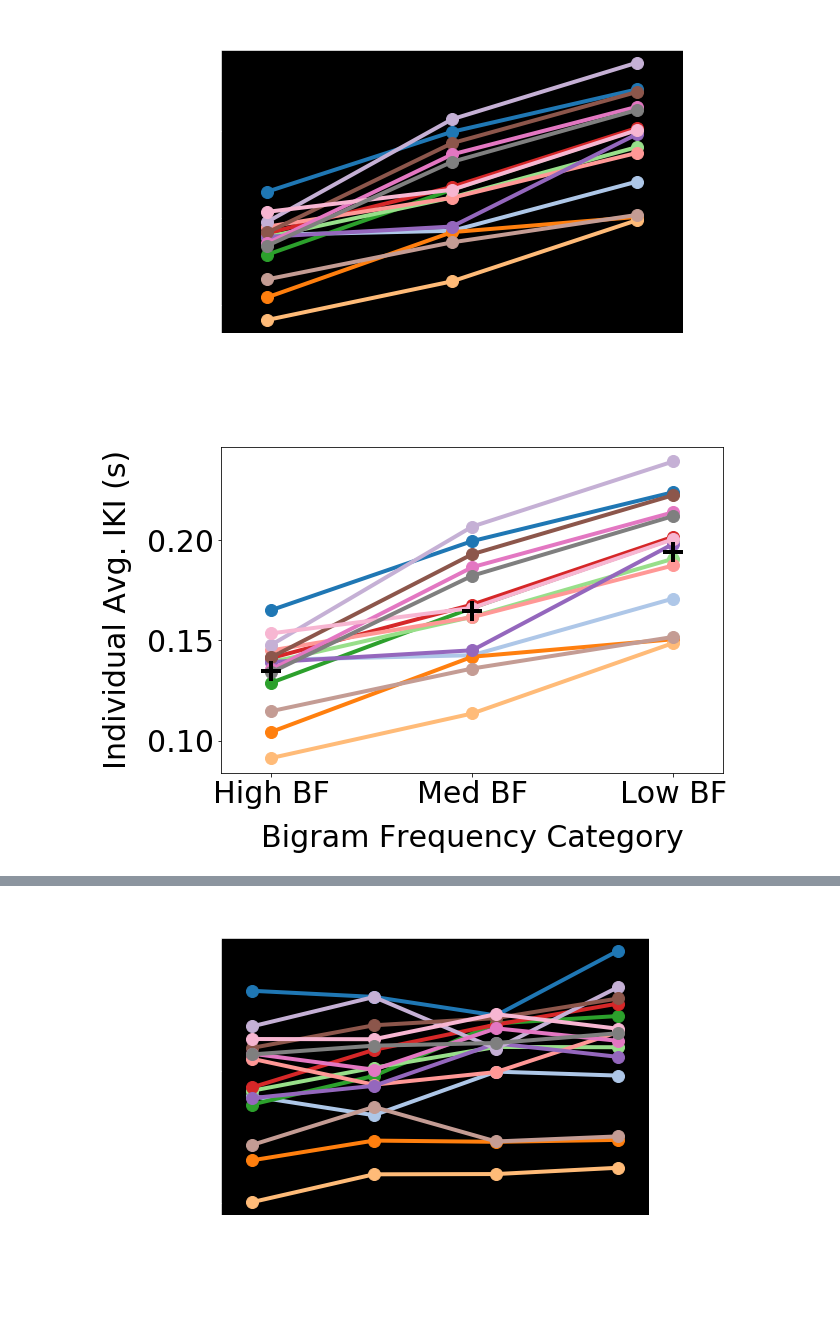
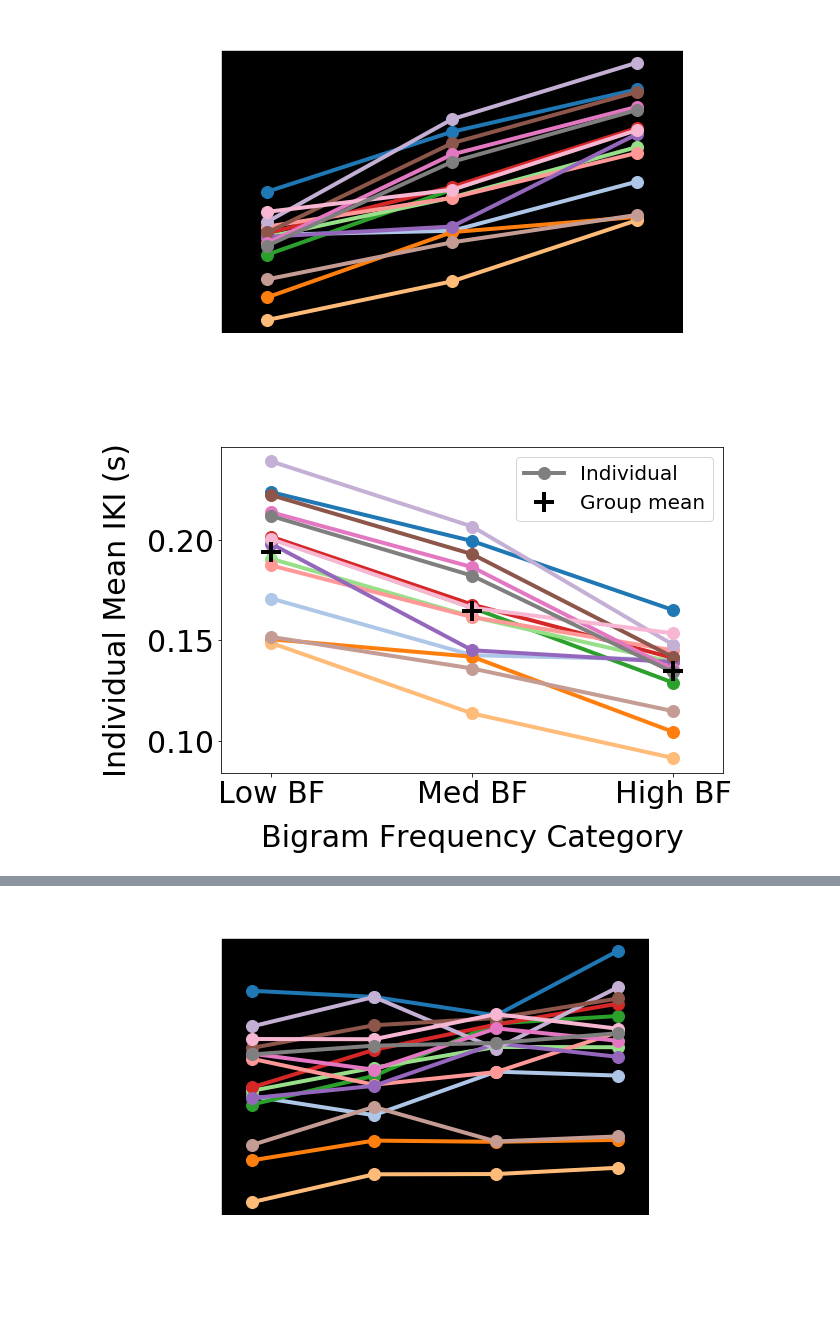
Before and after one commit to rruopp/typingexp, a Jupyter notebook: typing_task_analysis/group_analysis_V1.ipynb, the cells around one changed output, grey strips where cells are left out. Cells and saved outputs as stored; diff of their text form; code cells hidden in the pictures.

Commit message:
edits to poster graphs

```diff
--- a/typing_task_analysis/group_analysis_V1.ipynb
+++ b/typing_task_analysis/group_analysis_V1.ipynb
@@ -972,44 +972,47 @@ plt.rc('xtick', color='black')
 plt.rc('ytick', color='black')
 
 x = [2, 4, 6]
-D = (indiv_means(corr_trials_bybg, 'bigram', high_bgs['Bigrams'])['Avg IKI'],
+D = (indiv_means(corr_trials_bybg, 'bigram', low_bgs['Bigrams'])['Avg IKI'],
      indiv_means(corr_trials_bybg, 'bigram', med_bgs['Bigrams'])['Avg IKI'],
-     indiv_means(corr_trials_bybg, 'bigram', low_bgs['Bigrams'])['Avg IKI'])
-means = (np.mean(indiv_means(corr_trials_bybg, 'bigram', high_bgs['Bigrams'])['Avg IKI']),
+     indiv_means(corr_trials_bybg, 'bigram', high_bgs['Bigrams'])['Avg IKI'])
+means = (np.mean(indiv_means(corr_trials_bybg, 'bigram', low_bgs['Bigrams'])['Avg IKI']),
          np.mean(indiv_means(corr_trials_bybg, 'bigram', med_bgs['Bigrams'])['Avg IKI']),
-         np.mean(indiv_means(corr_trials_bybg, 'bigram', low_bgs['Bigrams'])['Avg IKI']))
+         np.mean(indiv_means(corr_trials_bybg, 'bigram', high_bgs['Bigrams'])['Avg IKI']))
 
 fig, ax = plt.subplots(figsize=(9, 6))
 
 cm = plt.get_cmap('tab20')
 for index, data in enumerate(ID_list):
-    plt.plot(x, [l[index] for l in D], '.-', linewidth = 4, ms = 24, color = cm(index))
+    if index == len(ID_list)-1:
+        plt.plot(x, [l[index] for l in D], '.-', linewidth = 4, ms = 24, color = cm(index), label = 'Individual')
+    else:
+        plt.plot(x, [l[index] for l in D], '.-', linewidth = 4, ms = 24, color = cm(index))
 
-ax.plot(x, means, '+', mew = 4, ms = 20, color = 'black')
+ax.plot(x, means, '+', mew = 4, ms = 20, color = 'black', label = 'Group mean')
 
 plt.xlim([1.5, 6.5])
 plt.xticks(x, ('', '', ''))
-plt.xticks(x, ('High BF', 'Med BF', 'Low BF'))
+plt.xticks(x, ('Low BF', 'Med BF', 'High BF'))
 plt.xlabel("Bigram Frequency Category", labelpad=15)
-plt.ylabel("Individual Avg. IKI (s)", labelpad=15)
+plt.ylabel("Individual Mean IKI (s)", labelpad=15)
 plt.title("")
-# plt.legend(loc="best")
-
+plt.legend(fontsize = 20, loc="upper right")
+0
 ax.set_facecolor('white')
 ax.spines['top'].set_visible(True)
 ax.spines['top'].set_color('black')
 ax.spines['bottom'].set_visible(True)
 ax.spines['bottom'].set_color('black')
 ax.spines['left'].set_visible(True)
 ax.spines['left'].set_color('black')
 ax.spines['right'].set_visible(True)
 ax.spines['right'].set_color('black')
 
 # fig.tight_layout()
 plt.savefig('indiv_mean_ikis_bybf.png', dpi=300, facecolor = fig.get_facecolor(), edgecolor = 'none', bbox_inches = 'tight')
 plt.show()
 # %% [output]
-[figure, old version]
+[figure, new version]
 # %%
 ## individual IKI means by word BF category (correct trials only)
 plt.rc('text', color='white')
```
Also changed, not shown: parts of 18 cells of this notebook, 4 other files.
